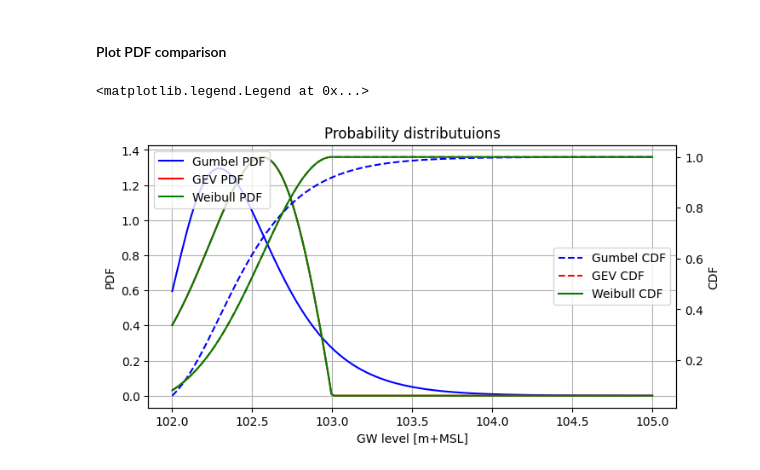
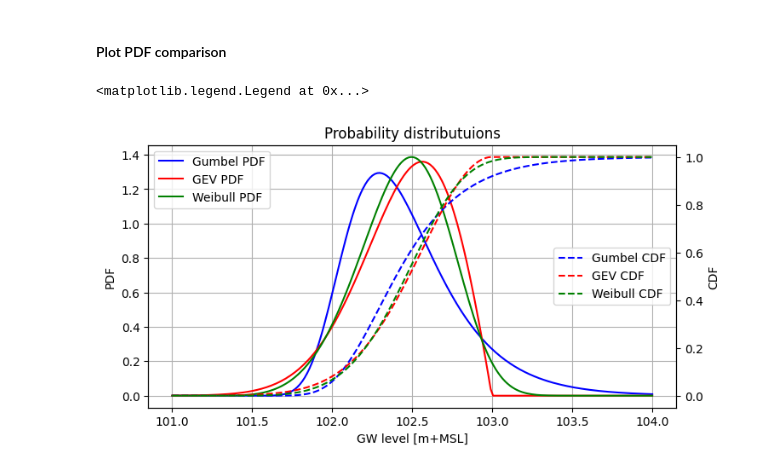
Before and after one commit to timoschweckendiek/Groundwater, a Jupyter notebook: Extreme_value_fit_annual_maxima-AB.ipynb, the cells around one changed output. Cells and saved outputs as stored; diff of their text form; code cells hidden in the pictures.

```diff
--- a/Extreme_value_fit_annual_maxima-AB.ipynb
+++ b/Extreme_value_fit_annual_maxima-AB.ipynb
@@ -146,7 +146,7 @@ GEV scale parameter: 0.3174345103441154
 # %% [markdown]
 ### Fit Weibull distribution to the extreme observations obtained with annual maxima
 # %%
-Weibull_par = stats.weibull_max.fit(yearly_maxima_list['level'], method = 'mle')
+Weibull_par = stats.weibull_min.fit(yearly_maxima_list['level'], method = 'mle')
 # Print the estimated parameters
 print(f"Weibull shape parameter: {Weibull_par[0]}")
 print(f"Weibull location parameter: {Weibull_par[1]}")
@@ -293,23 +293,23 @@ axs.legend(loc='lower right')
 # %% [markdown]
 #### Plot PDF comparison
 # %%
-x = np.linspace(102, 105, 200)
+x = np.linspace(101, 104, 200)
 fig, axs1 = plt.subplots(1, 1)
 axs1.plot(x, stats.gumbel_r.pdf(x, Gumbel_par[0], Gumbel_par[1]), 'b', linestyle = '-', label='Gumbel PDF')
 axs1.plot(x, stats.genextreme.pdf(x, GEV_par[0], GEV_par[1], GEV_par[2]), 'r', linestyle = '-', label='GEV PDF')
-axs1.plot(x, stats.weibull_max.pdf(x, Weibull_par[0], Weibull_par[1], Weibull_par[2]), 'g', linestyle = '-', label='Weibull PDF')
+axs1.plot(x, stats.weibull_min.pdf(x, Weibull_par[0], Weibull_par[1], Weibull_par[2]), 'g', linestyle = '-', label='Weibull PDF')
 axs2 = axs1.twinx()
 axs2.plot(x, stats.gumbel_r.cdf(x, Gumbel_par[0], Gumbel_par[1]), 'b', linestyle = '--', label='Gumbel CDF')
 axs2.plot(x, stats.genextreme.cdf(x, GEV_par[0], GEV_par[1], GEV_par[2]), 'r', linestyle = '--', label='GEV CDF')
-axs2.plot(x, stats.weibull_max.cdf(x, Weibull_par[0], Weibull_par[1], Weibull_par[2]), 'g', linestyle = '-', label='Weibull CDF')
+axs2.plot(x, stats.weibull_min.cdf(x, Weibull_par[0], Weibull_par[1], Weibull_par[2]), 'g', linestyle = '--', label='Weibull CDF')
 axs1.set_title('Probability distributuions')
 axs1.set_xlabel('GW level [m+MSL]')
 axs1.set_ylabel('PDF')
 axs2.set_ylabel('CDF')
 fig.set_size_inches(8, 4)
 axs1.grid()
 axs1.legend(loc='upper left')
 axs2.legend(loc='center right')
 # %% [output]
 <matplotlib.legend.Legend at 0x...>
-[figure, old version]
+[figure, new version]
```
Also changed, not shown: parts of 7 cells of this notebook.
